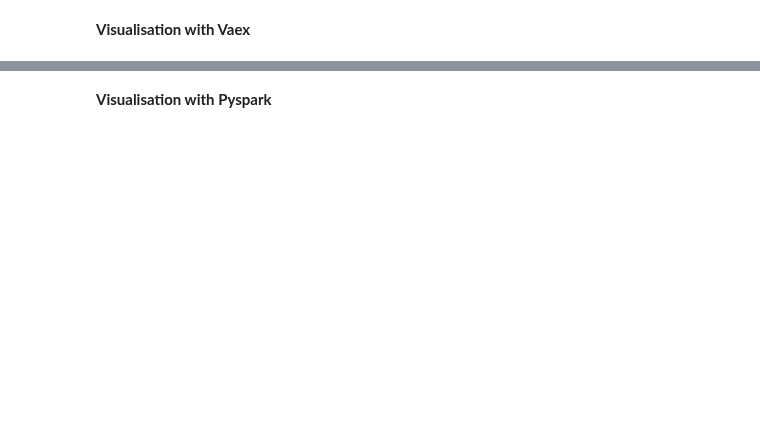
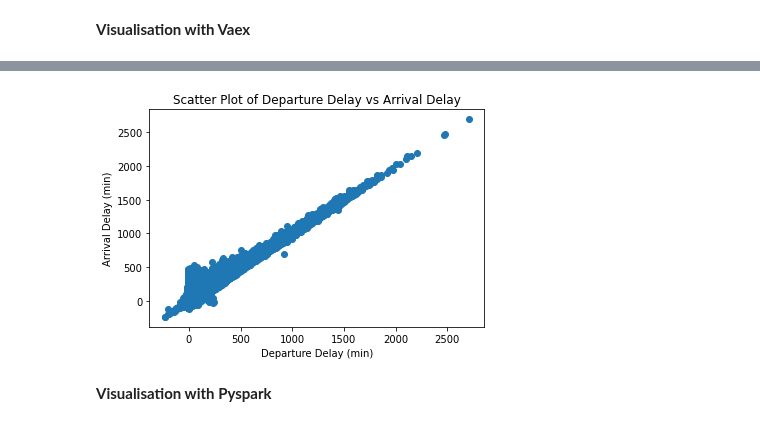
Before and after one commit to drshahizan/Python-big-data, a Jupyter notebook: Project/BigMac/HPDP_Group_Project.ipynb, the cells around one changed output, grey strips where cells are left out. Saved outputs shown, nothing was run; the diff lists cells and outputs as text; code cells hidden in the pictures; blank space fills up the shorter version.

```diff
--- a/Project/BigMac/HPDP_Group_Project.ipynb
+++ b/Project/BigMac/HPDP_Group_Project.ipynb
@@ -697,0 +697,11 @@ AttributeError: ignored
+# %%
+%time
+pandas_vdf = vdf[['DEP_DELAY', 'ARR_DELAY']].to_pandas_df()
+
+plt.scatter(pandas_vdf['DEP_DELAY'], pandas_vdf['ARR_DELAY'])
+plt.xlabel('Departure Delay (min)')
+plt.ylabel('Arrival Delay (min)')
+plt.title('Scatter Plot of Departure Delay vs Arrival Delay')
+
+plt.show()
+# %% [output]
@@ -698,3 +710,4 @@ AttributeError: ignored
+[figure, added]
 # %% [markdown]
 **Visualisation with Pyspark**
 # %%
```
Also changed, not shown: parts of 34 cells of this notebook.
